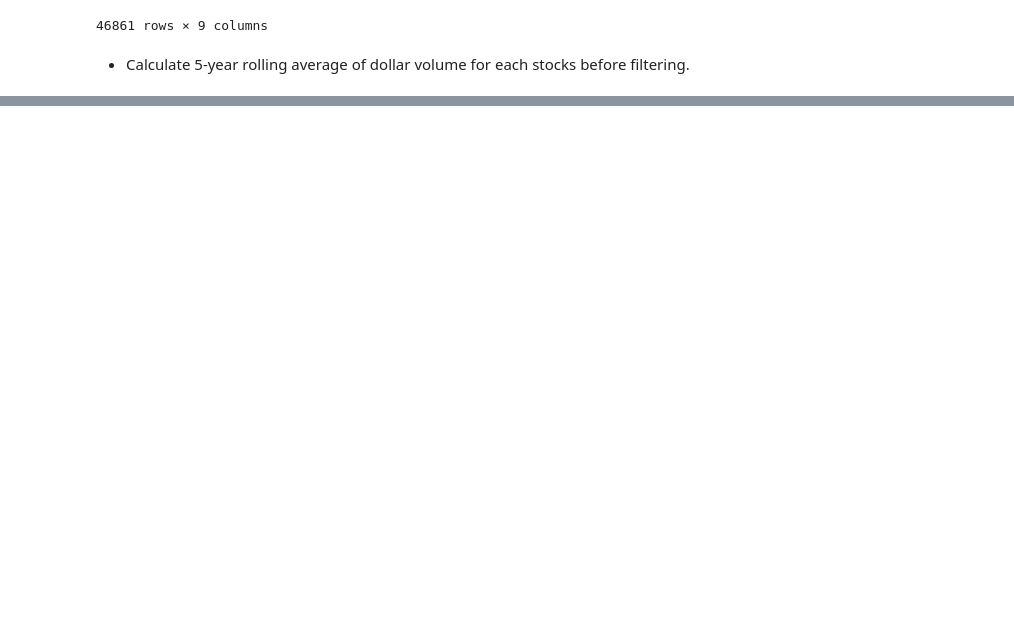
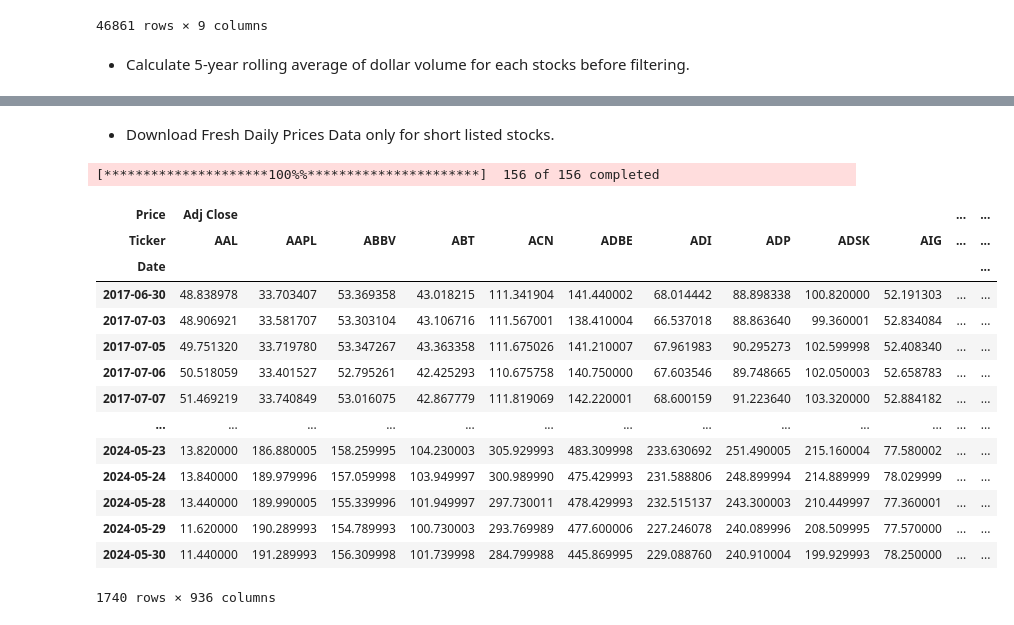
Before and after one commit to mauzorzan/AlgoTrading, a Jupyter notebook: TradingStrat.ipynb, the cells around one changed output, grey strips where cells are left out. Drawn from its saved outputs; the diff is of its cells as text; code cells hidden in the pictures; blank space fills up the shorter version.

```diff
--- a/TradingStrat.ipynb
+++ b/TradingStrat.ipynb
@@ -190,0 +323,12 @@ data
+# %%
+factors = ['Mkt-RF', 'SMB', 'HML', 'RMW', 'CMA']
+
+data = (data.join(betas.groupby('ticker').shift()))
+
+data.loc[:, factors] = data.groupby('ticker', group_keys=False)[factors].apply(lambda x: x.fillna(x.mean()))
+
+data = data.drop('adj close', axis=1)
+
+data = data.dropna()
+
+data.info()
@@ -190,0 +357,8 @@ data
+# %%
+target_rsi_values = [30, 45, 55, 70]
+
+initial_centroids = np.zeros((len(target_rsi_values), 18))
+
+initial_centroids[:, 6] = target_rsi_values
+
+initial_centroids
@@ -190,0 +374,13 @@ data
+# %%
+from sklearn.cluster import KMeans
+
+
+def get_clusters(df):
+    df['cluster'] = KMeans(n_clusters=4,
+                           random_state=0,
+                           init=initial_centroids).fit(df).labels_
+    return df
+
+data = data.dropna().groupby('date', group_keys=False).apply(get_clusters)
+
+data
@@ -190,0 +511,27 @@ data
+# %% [markdown]
+- Download Fresh Daily Prices Data only for short listed stocks.
+# %%
+stocks = data.index.get_level_values('ticker').unique().tolist()
+
+new_df = yf.download(tickers=stocks,
+                     start=data.index.get_level_values('date').unique()[0]-pd.DateOffset(months=12),
+                     end=data.index.get_level_values('date').unique()[-1])
+
+new_df
+# %% [output]
+[*********************100%%**********************]  156 of 156 completed
+| Price | Adj Close |  |  |  |  |  |  |  |  |  | ... | ... |
+| Ticker | AAL | AAPL | ABBV | ABT | ACN | ADBE | ADI | ADP | ADSK | AIG | ... | ... |
+| Date |  |  |  |  |  |  |  |  |  |  |  | ... |
+| 2017-06-30 | 48.838978 | 33.703407 | 53.369358 | 43.018215 | 111.341904 | 141.440002 | 68.014442 | 88.898338 | 100.820000 | 52.191303 | ... | ... |
+| 2017-07-03 | 48.906921 | 33.581707 | 53.303104 | 43.106716 | 111.567001 | 138.410004 | 66.537018 | 88.863640 | 99.360001 | 52.834084 | ... | ... |
+| 2017-07-05 | 49.751320 | 33.719780 | 53.347267 | 43.363358 | 111.675026 | 141.210007 | 67.961983 | 90.295273 | 102.599998 | 52.408340 | ... | ... |
+| 2017-07-06 | 50.518059 | 33.401527 | 52.795261 | 42.425293 | 110.675758 | 140.750000 | 67.603546 | 89.748665 | 102.050003 | 52.658783 | ... | ... |
+| 2017-07-07 | 51.469219 | 33.740849 | 53.016075 | 42.867779 | 111.819069 | 142.220001 | 68.600159 | 91.223640 | 103.320000 | 52.884182 | ... | ... |
+| ... | ... | ... | ... | ... | ... | ... | ... | ... | ... | ... | ... | ... |
+| 2024-05-23 | 13.820000 | 186.880005 | 158.259995 | 104.230003 | 305.929993 | 483.309998 | 233.630692 | 251.490005 | 215.160004 | 77.580002 | ... | ... |
+| 2024-05-24 | 13.840000 | 189.979996 | 157.059998 | 103.949997 | 300.989990 | 475.429993 | 231.588806 | 248.899994 | 214.889999 | 78.029999 | ... | ... |
+| 2024-05-28 | 13.440000 | 189.990005 | 155.339996 | 101.949997 | 297.730011 | 478.429993 | 232.515137 | 243.300003 | 210.449997 | 77.360001 | ... | ... |
+| 2024-05-29 | 11.620000 | 190.289993 | 154.789993 | 100.730003 | 293.769989 | 477.600006 | 227.246078 | 240.089996 | 208.509995 | 77.570000 | ... | ... |
+| 2024-05-30 | 11.440000 | 191.289993 | 156.309998 | 101.739998 | 284.799988 | 445.869995 | 229.088760 | 240.910004 | 199.929993 | 78.250000 | ... | ... |
+1740 rows × 936 columns
```
Also changed, not shown: parts of 26 cells of this notebook.
